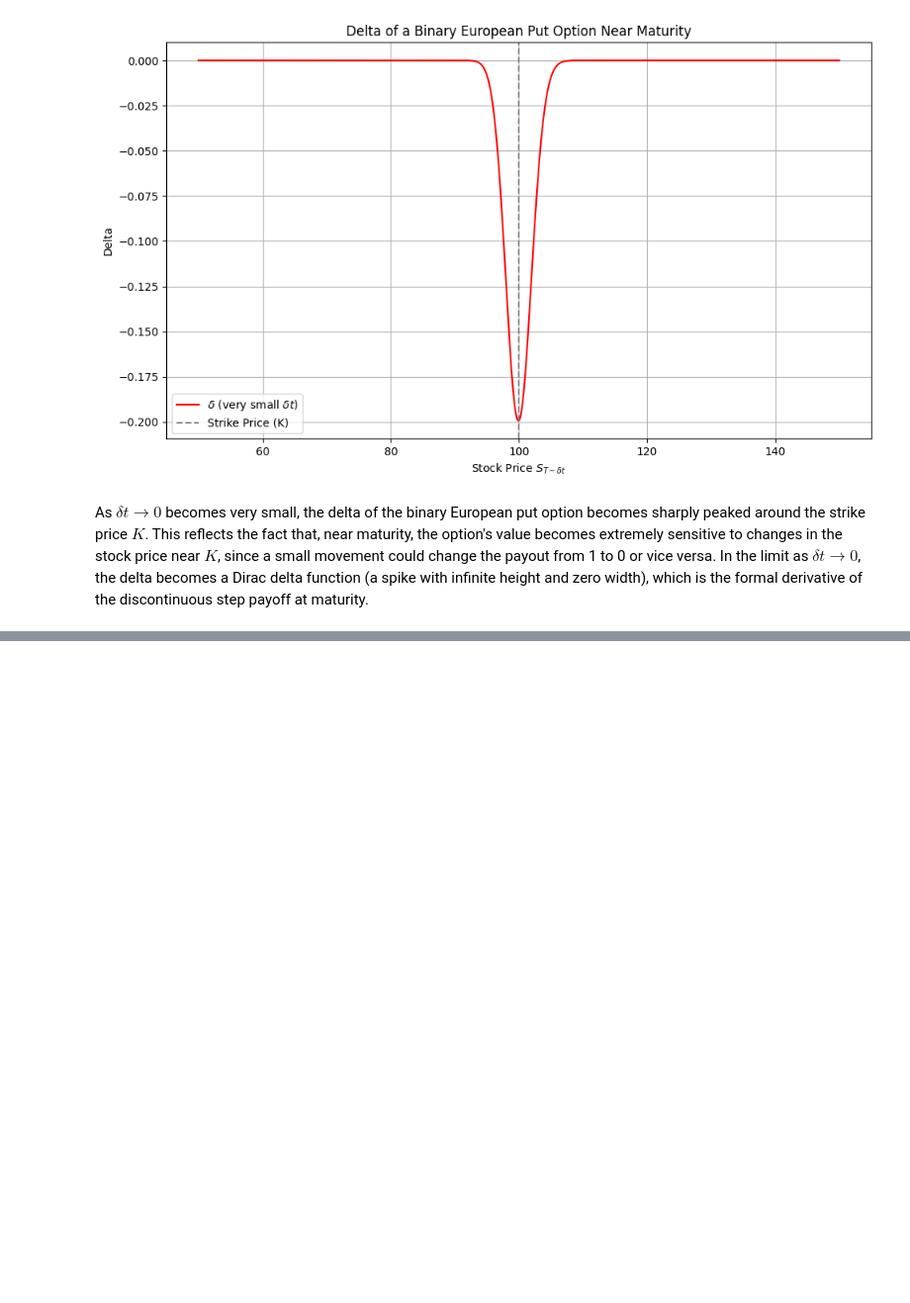
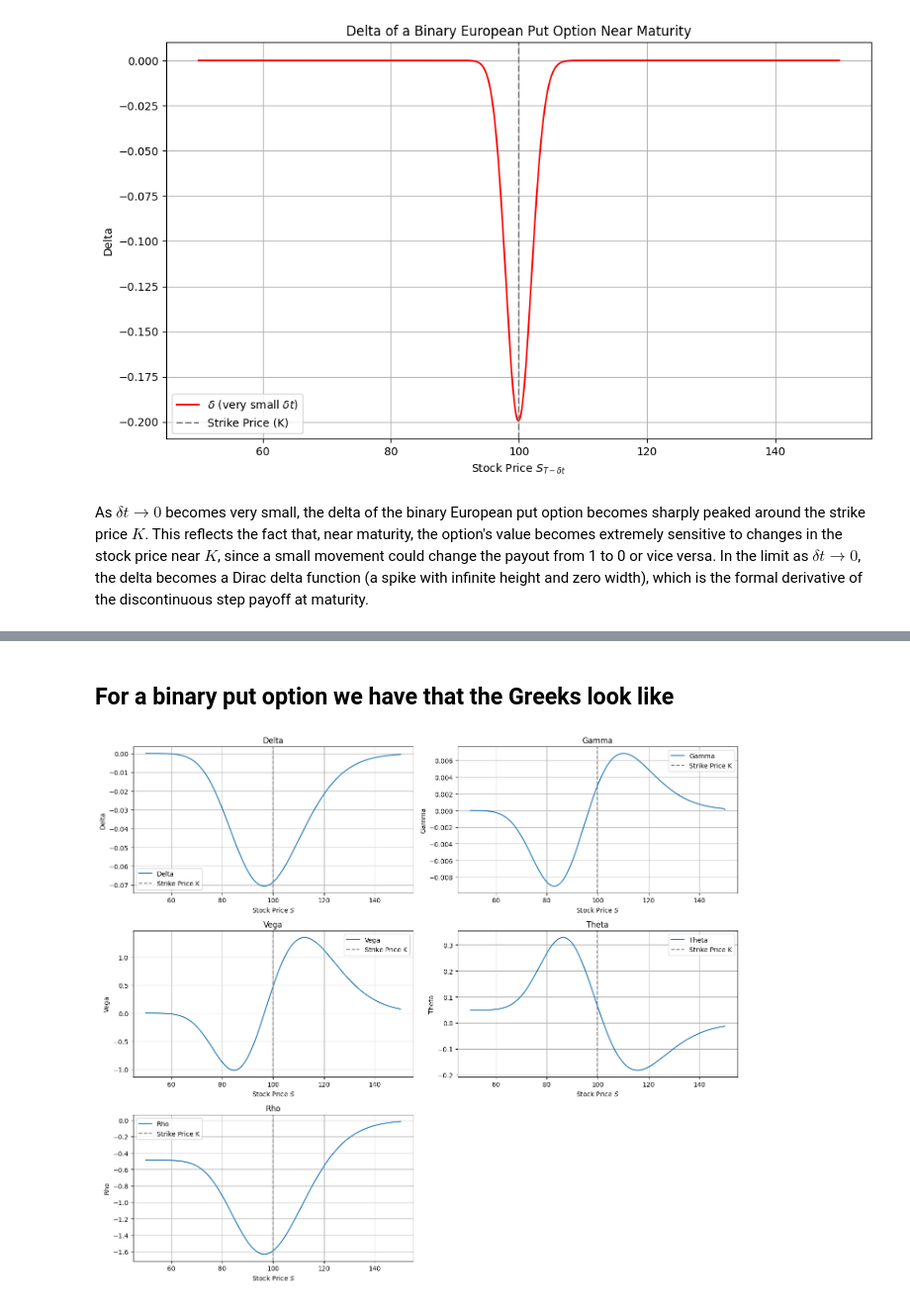
Before and after one commit to jujopo/Stochastic-Calculus, a Jupyter notebook: the_greeks.ipynb, the cells around one changed output, grey strips where cells are left out. Shown at 99% size. Cells and saved outputs as stored; diff of their text form; code cells hidden in the pictures; blank space fills up the shorter version.

```diff
--- a/the_greeks.ipynb
+++ b/the_greeks.ipynb
@@ -139,0 +209,67 @@ As $\delta t \to 0$ becomes very small, the delta of the binary European put opt
+# %% [markdown]
+## For a binary put option we have that the Greeks look like
+# %%
+import numpy as np
+import matplotlib.pyplot as plt
+from scipy.stats import norm
+
+# Parameters
+K = 100         # Strike price
+T = 0.5         # Time to maturity in years
+r = 0.05        # Risk-free interest rate
+sigma = 0.2     # Volatility
+dS = 0.1        # Step size for numerical derivatives
+
+# Stock price range
+S_vals = np.linspace(50, 150, 400)
+
+# Black-Scholes binary put price function
+def binary_put_price(S, K, T, r, sigma):
+    d2 = (np.log(S / K) + (r - 0.5 * sigma ** 2) * T) / (sigma * np.sqrt(T))
+    return np.exp(-r * T) * norm.cdf(-d2)
+
+# Compute binary put price
+prices = binary_put_price(S_vals, K, T, r, sigma)
+
+# Numerical derivatives for Greeks
+delta = np.gradient(prices, dS)
+gamma = np.gradient(delta, dS)
+
+# Vega: sensitivity to volatility
+def price_sigma(sigma_val):
+    return binary_put_price(S_vals, K, T, r, sigma_val)
+
+vega = (price_sigma(sigma + 1e-2) - price_sigma(sigma - 1e-2)) / (2e-2)
+
+# Theta: sensitivity to time
+def price_time(T_val):
+    return binary_put_price(S_vals, K, T_val, r, sigma)
+
+theta = -(price_time(T + 1/365) - price_time(T - 1/365)) / (2 * (1/365))
+
+# Rho: sensitivity to interest rate
+def price_r(r_val):
+    return binary_put_price(S_vals, K, T, r_val, sigma)
+
+rho = (price_r(r + 1e-4) - price_r(r - 1e-4)) / (2e-4)
+
+# Plotting all Greeks
+fig, axs = plt.subplots(3, 2, figsize=(14, 12))
+axs = axs.ravel()
+titles = ["Delta", "Gamma", "Vega", "Theta", "Rho"]
+greeks = [delta, gamma, vega, theta, rho]
+
+for i, (title, greek) in enumerate(zip(titles, greeks)):
+    axs[i].plot(S_vals, greek, label=title)
+    axs[i].axvline(x=K, color='gray', linestyle='--', label='Strike Price K')
+    axs[i].set_title(title)
+    axs[i].set_xlabel("Stock Price $S$")
+    axs[i].set_ylabel(title)
+    axs[i].legend()
+    axs[i].grid(True)
+
+axs[5].axis('off')  # Empty subplot
+plt.tight_layout()
+plt.show()
+# %% [output]
+[figure, added]
```
Also changed, not shown: parts of 14 cells of this notebook.
